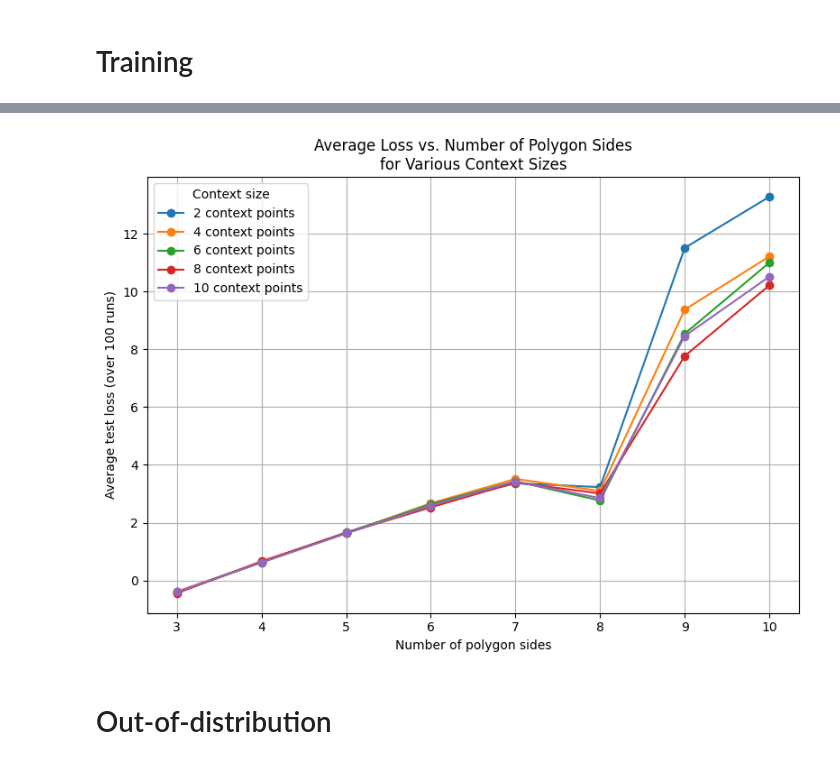
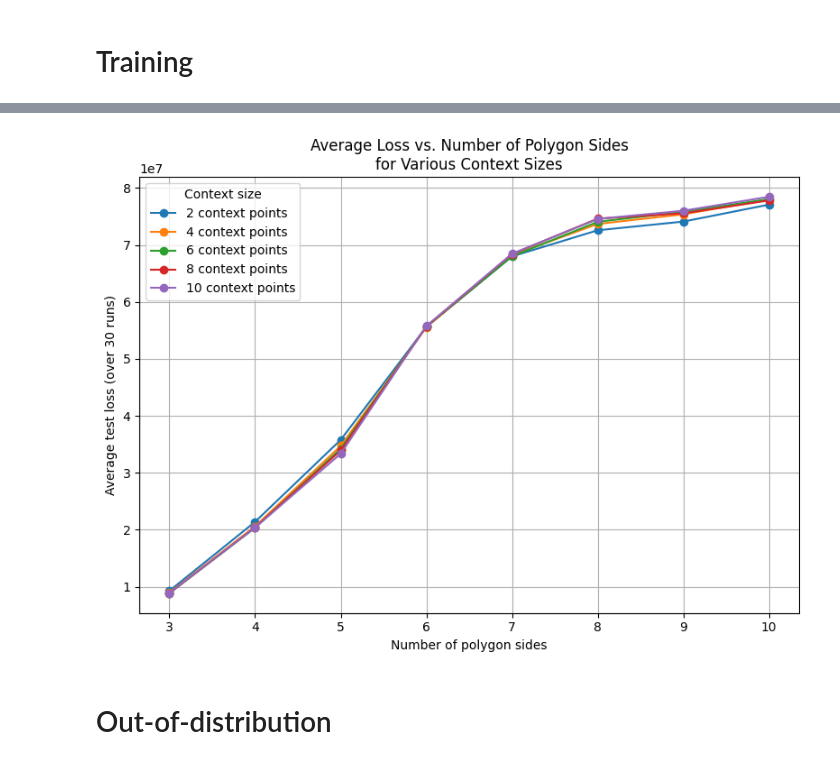
Before and after one commit to Fox4Song/fyp, a Jupyter notebook: notebooks/polygon/angle_completion_task/np/completion_task_angles_attn.ipynb, the cells around one changed output, grey strips where cells are left out. Cells and saved outputs as stored; diff of their text form; code cells hidden in the pictures.

```diff
--- a/notebooks/polygon/angle_completion_task/np/completion_task_angles_attn.ipynb
+++ b/notebooks/polygon/angle_completion_task/np/completion_task_angles_attn.ipynb
@@ -165,2 +222,4 @@ Predicted Polygon Angles:  [47.83131790161133, 92.21664428710938, 46.45779418945
 # %%
-torch.save(model.state_dict(), "../models/polygon/np/" + model.__class__.__name__ + "_angles_completion_task_attn.pt")
+model.load_state_dict(
+    torch.load("../models/polygon/np/angle_completion_task/" + model.__class__.__name__ + ".pt")
+)
@@ -167,4 +227,0 @@ torch.save(model.state_dict(), "../models/polygon/np/" + model.__class__.__name_
-# %%
-model.load_state_dict(
-    torch.load("../models/polygon/np/" + model.__class__.__name__ + "_angles_completion_task_attn.pt")
-)
@@ -175,65 +230,66 @@ model.load_state_dict(
 # %%
 import matplotlib.pyplot as plt
 import numpy as np
 
-BATCH_SIZE = 100
+BATCH_SIZE = 64
 sides_list = list(range(3, 11))
 context_points_list = [2, 4, 6, 8, 10]
-avg_losses = []
-criterion = NLLLoss()
+criterion = ELBOLoss()
 
 plt.figure(figsize=(8, 6))
 
-for num_context in context_points_list:
-    avg_losses = []
-    for sides in sides_list:
-        losses = []
-        polygon_generator_test = PolygonSentenceReader(
-            batch_size=BATCH_SIZE,
-            max_num_context=num_context,
-            max_seq_len=x_size,
-            min_num_sides=sides,
-            max_num_sides=sides,
-            center=(5, 5),
-            radius=3,
-            testing=True,
-        )
-        (
-            context_x_eval,
-            context_y_eval,
-            target_x_eval,
-            target_y_eval,
-            *_,
-        ) = polygon_generator_test.generate_polygon_batch_few_shot_completion_task(num_context)
+with torch.no_grad():
+    for num_context in context_points_list:
+        avg_losses = []
+        for sides in sides_list:
+            losses = []
+            polygon_generator_test = PolygonSentenceReader(
+                batch_size=BATCH_SIZE,
+                max_num_context=num_context,
+                max_seq_len=x_size,
+                min_num_sides=sides,
+                max_num_sides=sides,
+                center=(5, 5),
+                radius=3,
+                testing=True,
+            )
+            for _ in range(30):
+                (
+                    context_x_eval,
+                    context_y_eval,
+                    target_x_eval,
+                    target_y_eval,
+                    *_,
+                ) = polygon_generator_test.generate_polygon_batch_few_shot_completion_task(num_context)
 
-        context_x_eval = context_x_eval.to(device)
-        context_y_eval = context_y_eval.to(device)
-        target_x_eval = target_x_eval.to(device)
-        target_y_eval = target_y_eval.to(device)
+                context_x_eval = context_x_eval.to(device)
+                context_y_eval = context_y_eval.to(device)
+                target_x_eval = target_x_eval.to(device)
+                target_y_eval = target_y_eval.to(device)
 
-        test_dist, _, _, _ = model(
-            context_x_eval, context_y_eval, target_x_eval, target_y_eval
-        )
-        loss = criterion(test_dist, target_y_eval)
-        losses.append(loss.item())
+                test_dist, _, q_zc, q_zct = model(
+                    context_x_eval, context_y_eval, target_x_eval, target_y_eval
+                )
+                loss = criterion(test_dist, q_zct, q_zc, target_y_eval)
+                losses.append(loss.item())
 
-        avg_losses.append(np.mean(losses))
+            avg_losses.append(np.mean(losses))
 
-    plt.plot(sides_list,
-             avg_losses,
-             marker='o',
-             label=f'{num_context} context{" point" if num_context==1 else " points"}')
+        plt.plot(sides_list,
+                avg_losses,
+                marker='o',
+                label=f'{num_context} context{" point" if num_context==1 else " points"}')
 
 plt.xlabel("Number of polygon sides")
-plt.ylabel("Average test loss (over 100 runs)")
+plt.ylabel("Average test loss (over 30 runs)")
 plt.title("Average Loss vs. Number of Polygon Sides\nfor Various Context Sizes")
 plt.xticks(sides_list)
 plt.grid(True)
 plt.legend(title="Context size")
 plt.tight_layout()
 plt.show()
 # %% [output]
-[figure, old version]
+[figure, new version]
 # %% [markdown]
 # Out-of-distribution
 # %%
```
Also changed, not shown: parts of 10 cells of this notebook, 2 other files.
